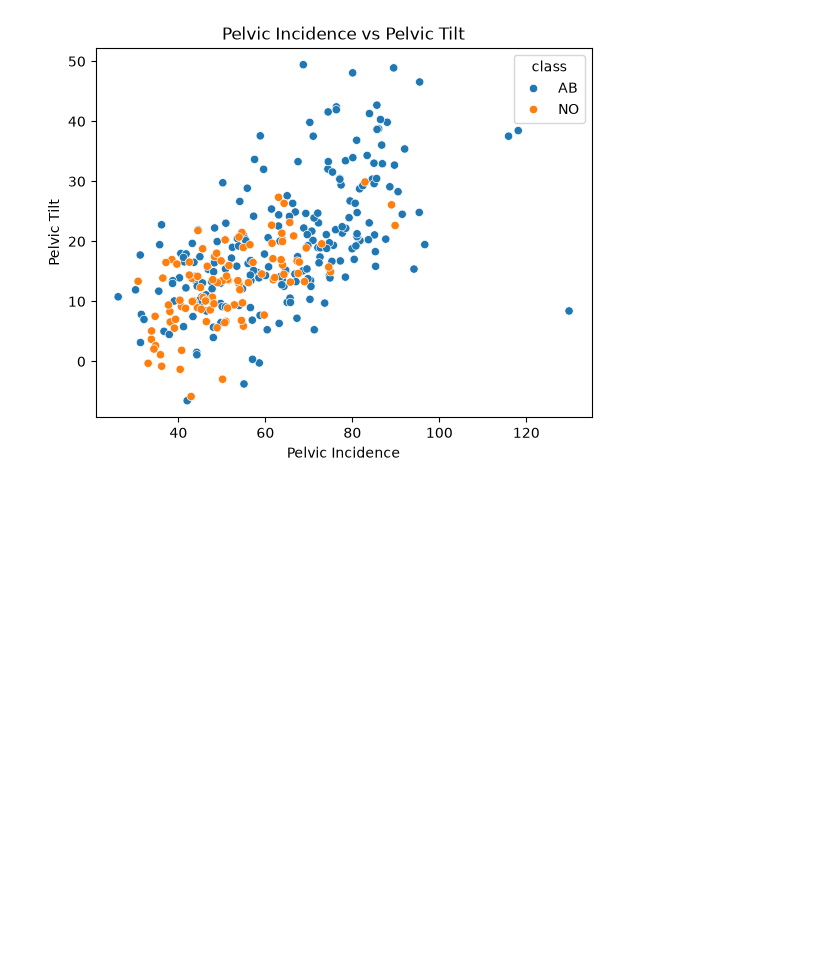
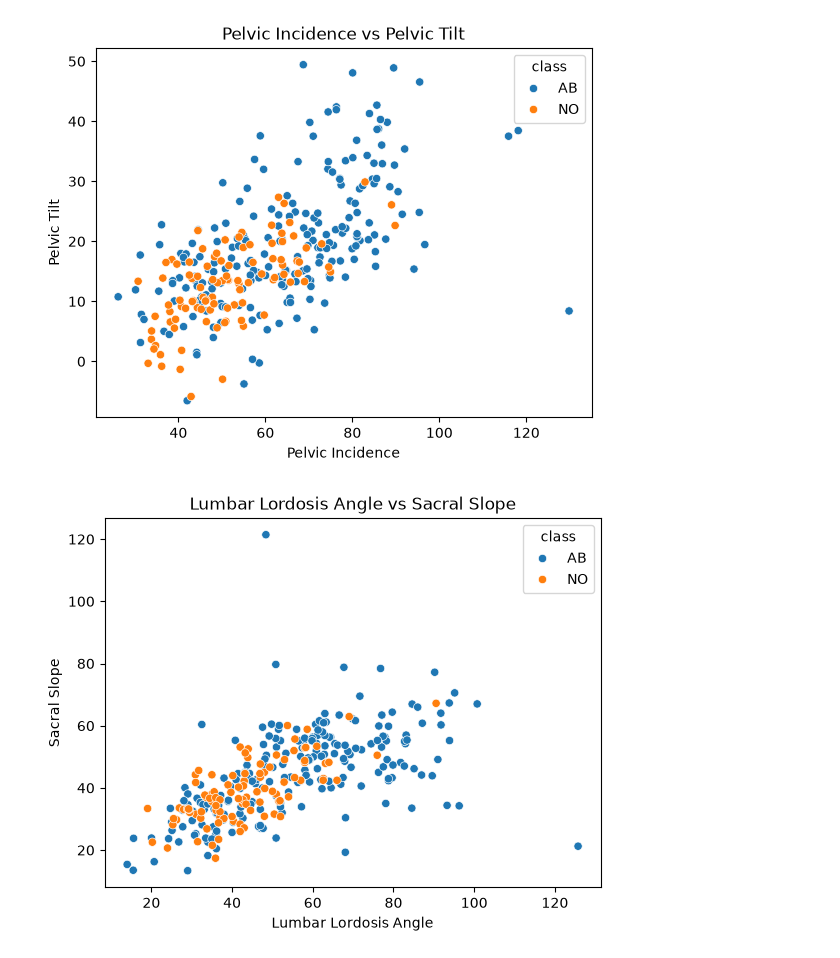
Before and after one commit to Rupesh-Mane/spinal-abnormality-prediction, a Jupyter notebook: notebooks/02_EDA.ipynb, the cells around one changed output. Saved outputs shown, nothing was run; the diff lists cells and outputs as text; code cells hidden in the pictures; blank space fills up the shorter version.

Commit message:
Created scatter plot for lumbar lordosis angle and sacral slope

```diff
--- a/notebooks/02_EDA.ipynb
+++ b/notebooks/02_EDA.ipynb
@@ -104,3 +104,12 @@ plt.ylabel("Pelvic Tilt")
 plt.show()
 # %% [output]
 [figure]
+# %%
+sns.scatterplot(data=df, x="lumbar_lordosis_angle", y="sacral_slope", hue="class")
+
+plt.title("Lumbar Lordosis Angle vs Sacral Slope")
+plt.xlabel("Lumbar Lordosis Angle")
+plt.ylabel("Sacral Slope")
+plt.show()
+# %% [output]
+[figure, added]
```
